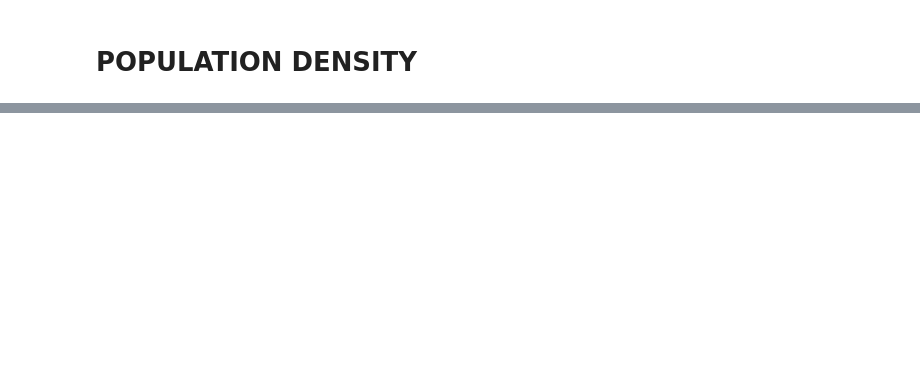
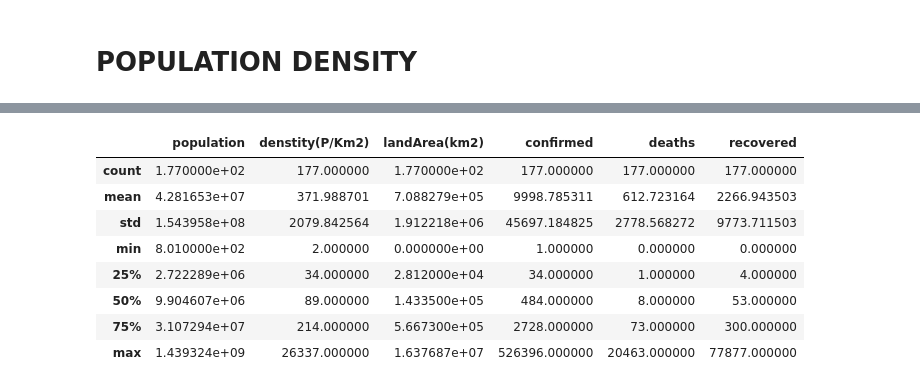
Before and after one commit to awells-uva/cs-project-covid, a Jupyter notebook: final_project.ipynb, the cells around one changed output, grey strips where cells are left out. Saved outputs shown, nothing was run; the diff lists cells and outputs as text; code cells hidden in the pictures; blank space fills up the shorter version.

```diff
--- a/final_project.ipynb
+++ b/final_project.ipynb
@@ -478,0 +482,12 @@ Country: United Kingdom, Cases: 79874, Population Density: 281
+# %%
+world.describe()
+# %% [output]
+|  | population | denstity(P/Km2) | landArea(km2) | confirmed | deaths | recovered |
+| count | 1.770000e+02 | 177.000000 | 1.770000e+02 | 177.000000 | 177.000000 | 177.000000 |
+| mean | 4.281653e+07 | 371.988701 | 7.088279e+05 | 9998.785311 | 612.723164 | 2266.943503 |
+| std | 1.543958e+08 | 2079.842564 | 1.912218e+06 | 45697.184825 | 2778.568272 | 9773.711503 |
+| min | 8.010000e+02 | 2.000000 | 0.000000e+00 | 1.000000 | 0.000000 | 0.000000 |
+| 25% | 2.722289e+06 | 34.000000 | 2.812000e+04 | 34.000000 | 1.000000 | 4.000000 |
+| 50% | 9.904607e+06 | 89.000000 | 1.433500e+05 | 484.000000 | 8.000000 | 53.000000 |
+| 75% | 3.107294e+07 | 214.000000 | 5.667300e+05 | 2728.000000 | 73.000000 | 300.000000 |
+| max | 1.439324e+09 | 26337.000000 | 1.637687e+07 | 526396.000000 | 20463.000000 | 77877.000000 |
```
Also changed, not shown: parts of 19 cells of this notebook, 2 other files.
